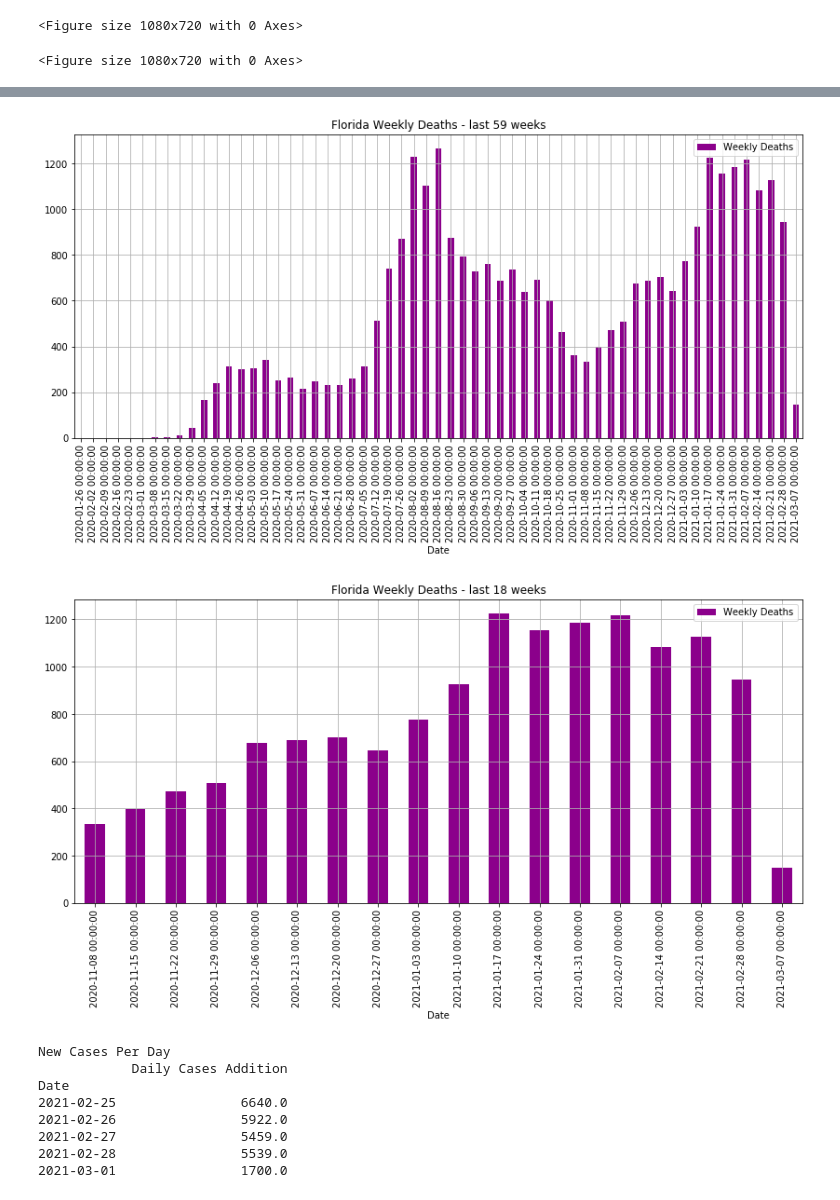
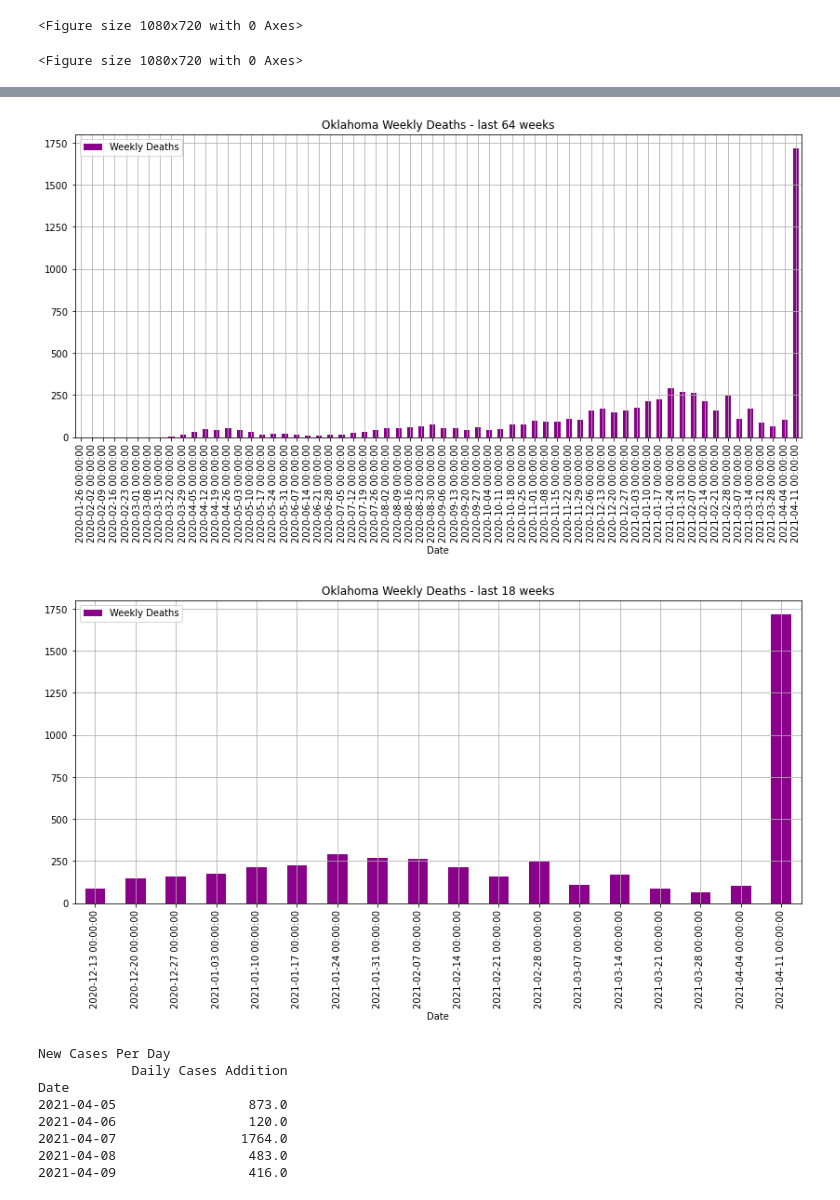
Before and after one commit to olegsheynin/data_analysis, a Jupyter notebook: covid-19/New York COVID-19.ipynb, the cells around one changed output, grey strips where cells are left out. Saved outputs shown, nothing was run; the diff lists cells and outputs as text; code cells hidden in the pictures.

```diff
--- a/covid-19/New York COVID-19.ipynb
+++ b/covid-19/New York COVID-19.ipynb
@@ -5,12 +5,13 @@ import covid_19_shared
 # covid_19_shared.USA_State_COVID19_Stats("Pennsylvania").show()
 # covid_19_shared.USA_State_COVID19_Stats("Texas").show()
 # covid_19_shared.USA_State_COVID19_Stats("California").show()
-# covid_19_shared.USA_State_COVID19_Stats("South Dakota").show()
+## covid_19_shared.USA_State_COVID19_Stats("South Dakota").show()
 # covid_19_shared.USA_State_COVID19_Stats("Indiana").show()
-# covid_19_shared.USA_State_COVID19_Stats("Ohio").show()
+# covid_19_shared.USA_State_COVID19_Stats("Ohio").show()covid_19_shared.USA_State_COVID19_Stats("Virginia").show()
 # covid_19_shared.USA_State_COVID19_Stats("Georgia").show()
-# covid_19_shared.USA_State_COVID19_Stats("Virginia").show()
-covid_19_shared.USA_State_COVID19_Stats("Florida").show()
+#covid_19_shared.USA_State_COVID19_Stats("Virginia").show()
+# covid_19_shared.USA_State_COVID19_Stats("Florida").show()
+covid_19_shared.USA_State_COVID19_Stats("Oklahoma").show()
 # %% [output]
 Deaths Per Day
             Daily Deaths Addition
@@ -27,10 +28,10 @@ Date
-[figure, old version]
+[figure, new version]
-[figure, old version]
+[figure, new version]
 New Cases Per Day
             Daily Cases Addition
 Date
-2021-02-25                6640.0
-2021-02-26                5922.0
-2021-02-27                5459.0
-2021-02-28                5539.0
-2021-03-01                1700.0
+2021-04-05                 873.0
+2021-04-06                 120.0
+2021-04-07                1764.0
+2021-04-08                 483.0
+2021-04-09                 416.0
```
Also changed, not shown: parts of 1 cell of this notebook, 6 other files.
